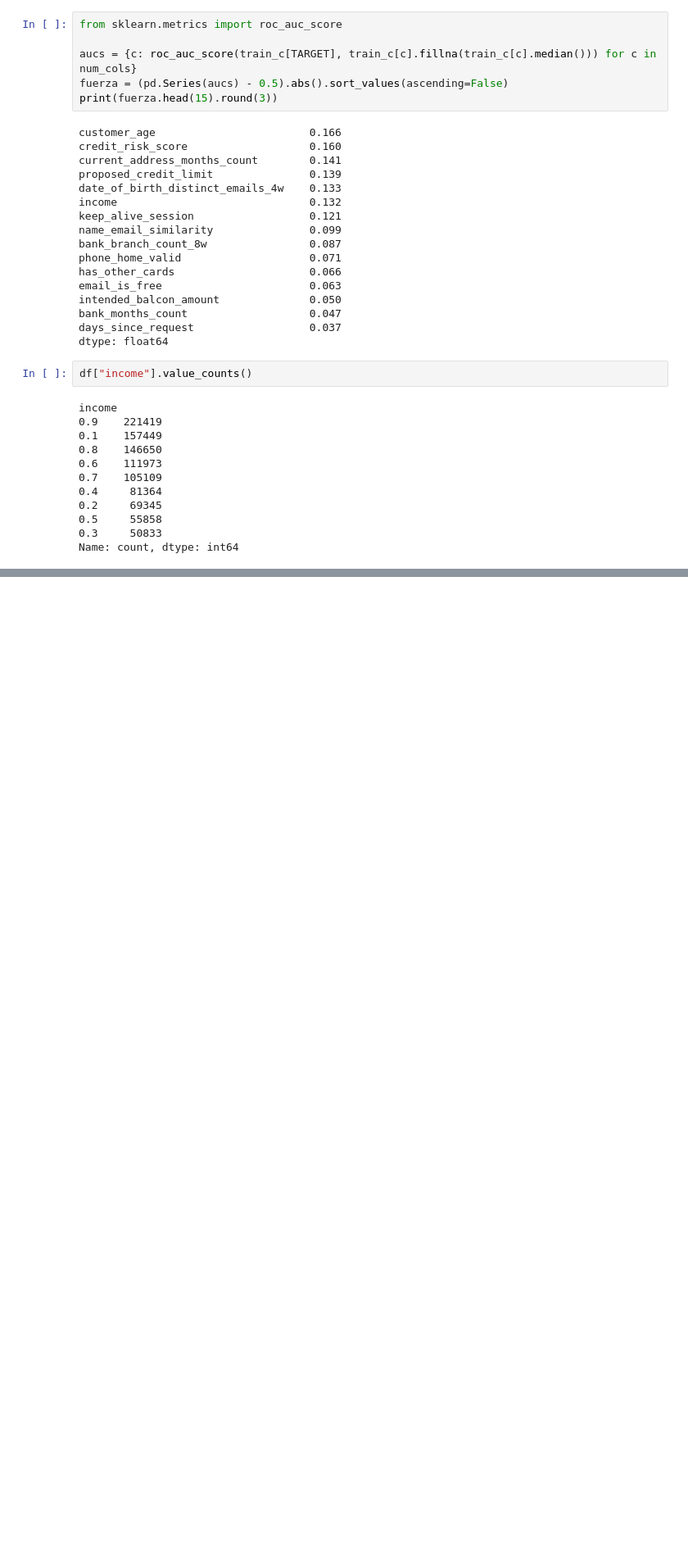
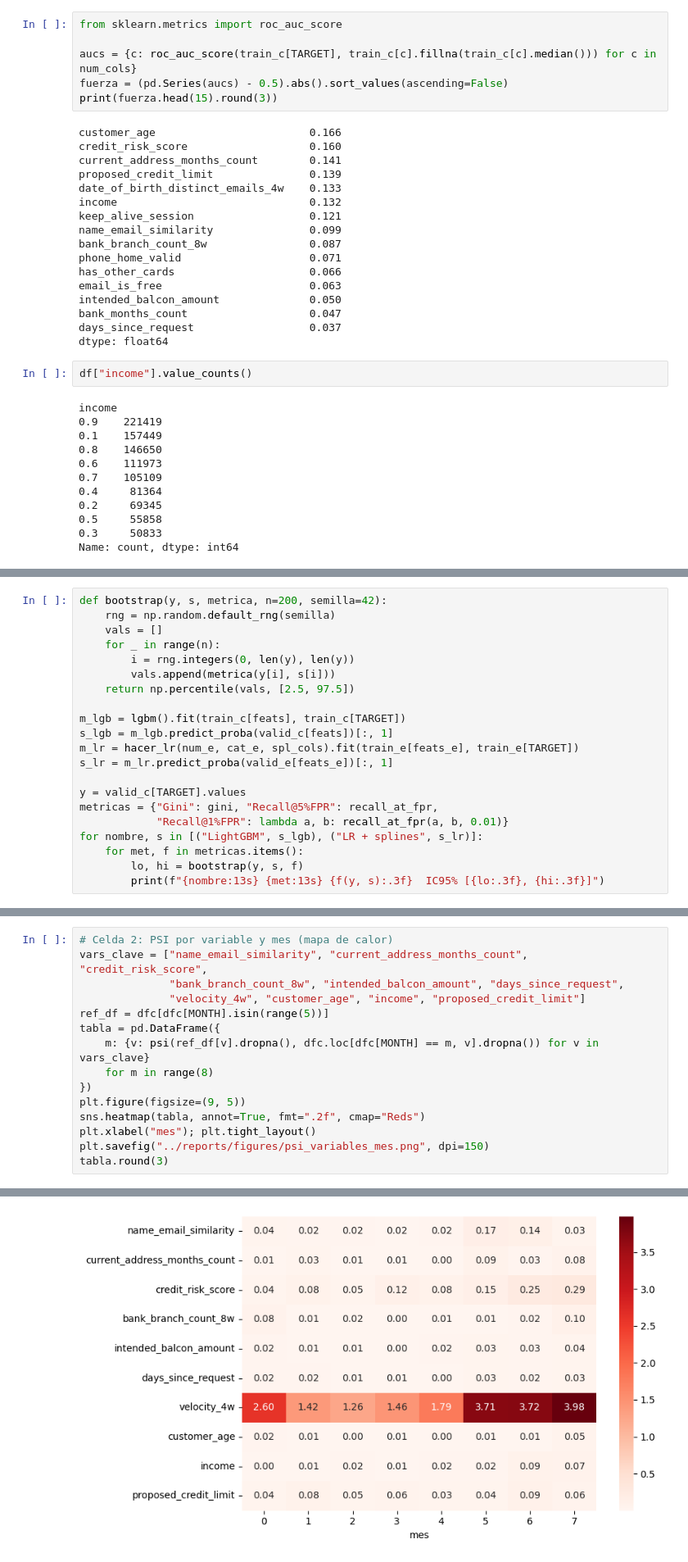
Before and after one commit to MayYTa/baf-fraud-prediction, a Jupyter notebook: notebooks/EDA.ipynb, the cells around one changed output, grey strips where cells are left out. Shown at 82% size. Saved outputs shown, nothing was run; the diff lists cells and outputs as text; blank space fills up the shorter version.

```diff
--- a/notebooks/EDA.ipynb
+++ b/notebooks/EDA.ipynb
@@ -309,0 +348,21 @@ KeyError: "['limit_to_income'] not in index"
+# %%
+def bootstrap(y, s, metrica, n=200, semilla=42):
+    rng = np.random.default_rng(semilla)
+    vals = []
+    for _ in range(n):
+        i = rng.integers(0, len(y), len(y))
+        vals.append(metrica(y[i], s[i]))
+    return np.percentile(vals, [2.5, 97.5])
+
+m_lgb = lgbm().fit(train_c[feats], train_c[TARGET])
+s_lgb = m_lgb.predict_proba(valid_c[feats])[:, 1]
+m_lr = hacer_lr(num_e, cat_e, spl_cols).fit(train_e[feats_e], train_e[TARGET])
+s_lr = m_lr.predict_proba(valid_e[feats_e])[:, 1]
+
+y = valid_c[TARGET].values
+metricas = {"Gini": gini, "Recall@5%FPR": recall_at_fpr,
+            "Recall@1%FPR": lambda a, b: recall_at_fpr(a, b, 0.01)}
+for nombre, s in [("LightGBM", s_lgb), ("LR + splines", s_lr)]:
+    for met, f in metricas.items():
+        lo, hi = bootstrap(y, s, f)
+        print(f"{nombre:13s} {met:13s} {f(y, s):.3f}  IC95% [{lo:.3f}, {hi:.3f}]")
@@ -309,0 +442,16 @@ KeyError: "['limit_to_income'] not in index"
+# %%
+# Celda 2: PSI por variable y mes (mapa de calor)
+vars_clave = ["name_email_similarity", "current_address_months_count", "credit_risk_score",
+              "bank_branch_count_8w", "intended_balcon_amount", "days_since_request",
+              "velocity_4w", "customer_age", "income", "proposed_credit_limit"]
+ref_df = dfc[dfc[MONTH].isin(range(5))]
+tabla = pd.DataFrame({
+    m: {v: psi(ref_df[v].dropna(), dfc.loc[dfc[MONTH] == m, v].dropna()) for v in vars_clave}
+    for m in range(8)
+})
+plt.figure(figsize=(9, 5))
+sns.heatmap(tabla, annot=True, fmt=".2f", cmap="Reds")
+plt.xlabel("mes"); plt.tight_layout()
+plt.savefig("../reports/figures/psi_variables_mes.png", dpi=150)
+tabla.round(3)
+# %% [output]
@@ -309,0 +469 @@ KeyError: "['limit_to_income'] not in index"
+[figure, added]
```
Also changed, not shown: parts of 22 cells of this notebook, 11 other files.
